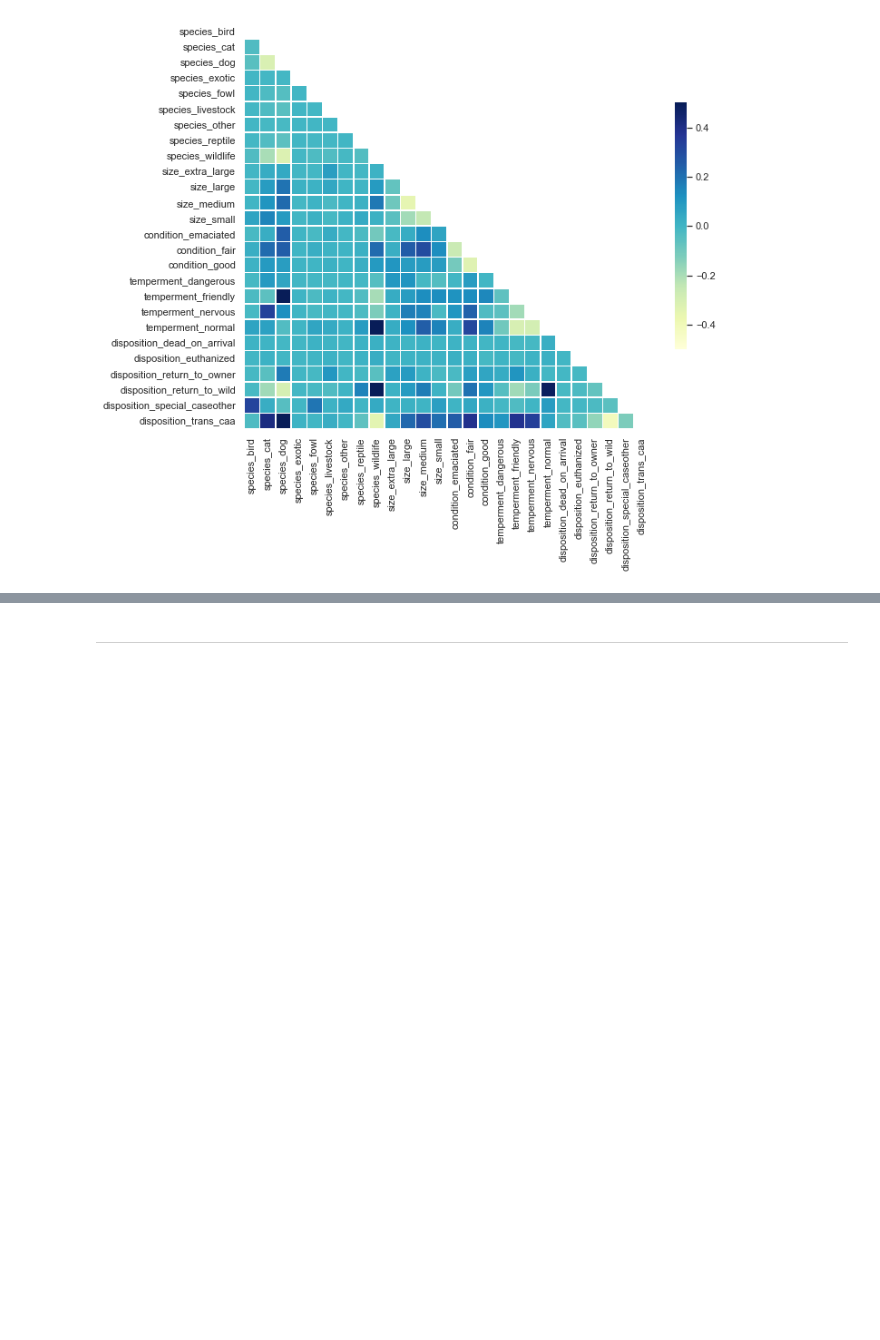
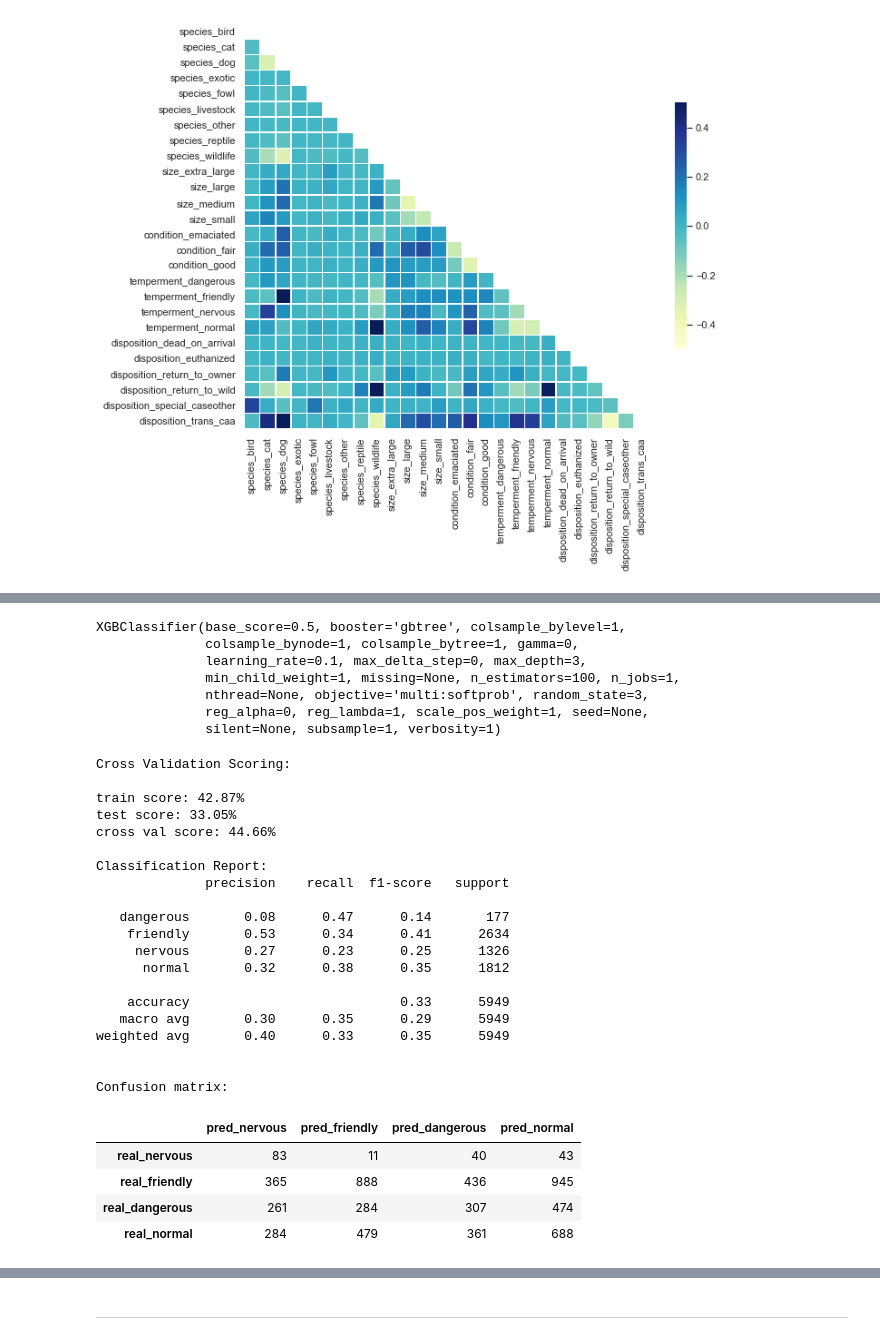
Before and after one commit to janellejolliff/ACRC-Classification, a Jupyter notebook: capstone.ipynb, the cells around one changed output, grey strips where cells are left out. Saved outputs shown, nothing was run; the diff lists cells and outputs as text; code cells hidden in the pictures; blank space fills up the shorter version.

```diff
--- a/capstone.ipynb
+++ b/capstone.ipynb
@@ -1570,0 +1587,6 @@ corr_plot(ssct_df, minv=-.5, maxv=.5)
+# %%
+# import Animal Control Incidents df
+df = pd.read_csv('a_control.csv')
+
+for col in ('month', 'weekday'):
+    df[col] = df[col].astype(str)
@@ -1570,0 +1597,29 @@ corr_plot(ssct_df, minv=-.5, maxv=.5)
+# %%
+# selecting only dog species and selecting features
+dog_df = df[df['species']=='dog']
+dog_df = dog_df[['breed', 'size', 'color', 'temperment' ]]
+dog_df=dog_df.dropna()
+
+# assign target
+y = dog_df["temperment"]
+
+#remove target from features
+dog_df.drop(columns= ['temperment'], axis=1, inplace=True)
+
+# dummy categorical features
+col_list = list(dog_df.columns)
+
+# create dummies for categorical features, assign to X
+X = pd.DataFrame(pd.get_dummies(data=dog_df, drop_first=True
+                   , prefix=col_list))
+# %%
+# train test split
+X_train, X_test, y_train, y_test = train_test_split(X, y, test_size=0.3, shuffle=True, stratify=y, random_state=33)
+# assigning test group
+actuals=y_test
+# %%
+over = SMOTE(sampling_strategy='minority',random_state=3)
+under = RandomUnderSampler(sampling_strategy='not minority',random_state=3)
+steps = [('o', over), ('u', under)]
+pipeline = Pipeline(steps=steps)
+X_train, y_train = pipeline.fit_resample(X_train, y_train)
@@ -1570,0 +1634,40 @@ corr_plot(ssct_df, minv=-.5, maxv=.5)
+# %%
+# fit default model
+xgb_model = XGBClassifier(random_state=3)
+xgb_model.fit(X_train, y_train)
+predictions = xgb_model.predict(X_test)
+
+model_report(xgb_model)
+# %% [output]
+XGBClassifier(base_score=0.5, booster='gbtree', colsample_bylevel=1,
+              colsample_bynode=1, colsample_bytree=1, gamma=0,
+              learning_rate=0.1, max_delta_step=0, max_depth=3,
+              min_child_weight=1, missing=None, n_estimators=100, n_jobs=1,
+              nthread=None, objective='multi:softprob', random_state=3,
+              reg_alpha=0, reg_lambda=1, scale_pos_weight=1, seed=None,
+              silent=None, subsample=1, verbosity=1)
+Cross Validation Scoring:
+
+train score: 42.87%
+test score: 33.05%
+cross val score: 44.66%
+
+Classification Report:
+              precision    recall  f1-score   support
+
+   dangerous       0.08      0.47      0.14       177
+    friendly       0.53      0.34      0.41      2634
+     nervous       0.27      0.23      0.25      1326
+      normal       0.32      0.38      0.35      1812
+
+    accuracy                           0.33      5949
+   macro avg       0.30      0.35      0.29      5949
+weighted avg       0.40      0.33      0.35      5949
+
+
+Confusion matrix:
+|  | pred_nervous | pred_friendly | pred_dangerous | pred_normal |
+| real_nervous | 83 | 11 | 40 | 43 |
+| real_friendly | 365 | 888 | 436 | 945 |
+| real_dangerous | 261 | 284 | 307 | 474 |
+| real_normal | 284 | 479 | 361 | 688 |
```
Also changed, not shown: parts of 64 cells of this notebook.
